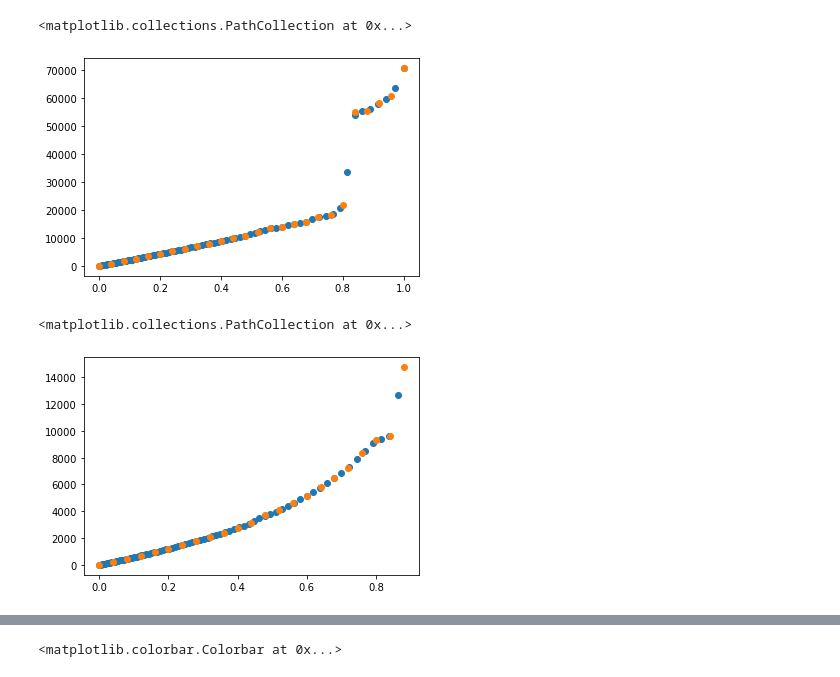
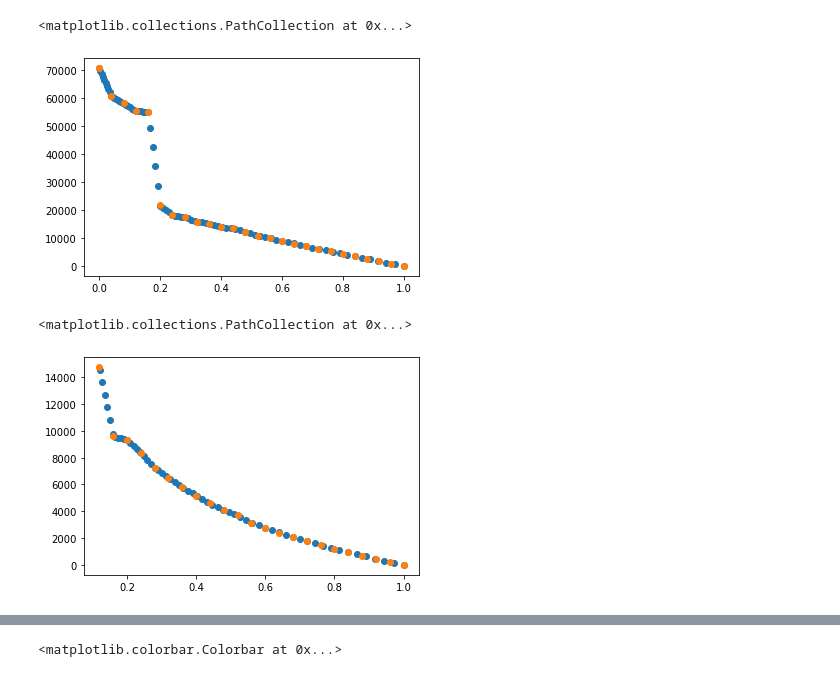
Before and after one commit to Shreyas911/sicopolis_tapenade_tools, a Jupyter notebook: radiostratigraphy data/visualize.ipynb, the cells around one changed output, grey strips where cells are left out. Saved outputs shown, nothing was run; the diff lists cells and outputs as text; code cells hidden in the pictures.

Commit message:
Realized that data had to be reversed vertically; also added functions to evaluate the misfit.

```diff
--- a/radiostratigraphy data/visualize.ipynb
+++ b/radiostratigraphy data/visualize.ipynb
@@ -220,6 +220,34 @@ class DataInterpolator(DataCleaner):
         else:
 
             self.ds[var_new].attrs['modifications'] = 'Top layer added'
+
+    def reverse_vertically(self, var):
+
+        ### Only do this after adding top layer
+
+        variable = self.ds.variables[var]
+
+        shape_z, shape_x, shape_y = variable.shape
+
+        var_new = var + '_Reversed'
+
+        variable_new = np.zeros((shape_z, shape_x, shape_y), dtype = float)
+        variable_new = np.copy(variable.values[::-1])
+
+        self.ds[var_new] = (['number of vertical layers with top layer added',
+                                'number of grid points in x-direction',
+                                'number of grid points in y-direction'],
+                               variable_new)
+
+        self.ds[var_new].attrs['Base variable'] = var
+
+        if 'modifications' in self.ds[var].attrs:
+
+            self.ds[var_new].attrs['modifications'] = self.ds[var].attrs['modifications'] + \
+                                                                ', Reversed vertically'
+        else:
+
+            self.ds[var_new].attrs['modifications'] = 'Reversed vertically'
 
     def NN_2D(self):
 
@@ -375,13 +404,13 @@ DI.z_interpolation_middle_columns('age_norm_TopLayerAdded_2D_interp', kind = 'li
 # %%
-plt.scatter(DI.ds['zeta_c_exp_model'], DI.ds['age_norm_TopLayerAdded_2D_interp_z_interp_linear'][:,100,180])
-plt.scatter(np.linspace(0., 1., len(DI.ds['number of vertical layers with top layer added'])),DI.ds['age_norm_TopLayerAdded_2D_interp'][:,100,180])
+plt.scatter(DI.ds['zeta_c_exp_model'], DI.ds['age_norm_TopLayerAdded_Reversed_2D_interp_z_interp_linear'][:,100,180])
+plt.scatter(np.linspace(0., 1., len(DI.ds['number of vertical layers with top layer added'])),DI.ds['age_norm_TopLayerAdded_Reversed_2D_interp'][:,100,180])
 # %% [output]
 <matplotlib.collections.PathCollection at 0x...>
-[figure, old version]
+[figure, new version]
 # %%
-plt.scatter(DI.ds['zeta_c_exp_model'], DI.ds['age_norm_TopLayerAdded_2D_interp_z_interp_linear'][:,75,100])
-plt.scatter(np.linspace(0., 1., len(DI.ds['number of vertical layers with top layer added'])),DI.ds['age_norm_TopLayerAdded_2D_interp'][:,75,100])
+plt.scatter(DI.ds['zeta_c_exp_model'], DI.ds['age_norm_TopLayerAdded_Reversed_2D_interp_z_interp_linear'][:,75,100])
+plt.scatter(np.linspace(0., 1., len(DI.ds['number of vertical layers with top layer added'])),DI.ds['age_norm_TopLayerAdded_Reversed_2D_interp'][:,75,100])
 # %% [output]
 <matplotlib.collections.PathCollection at 0x...>
-[figure, old version]
+[figure, new version]
 # %%
```
Also changed, not shown: parts of 48 cells of this notebook, 1 other file.
